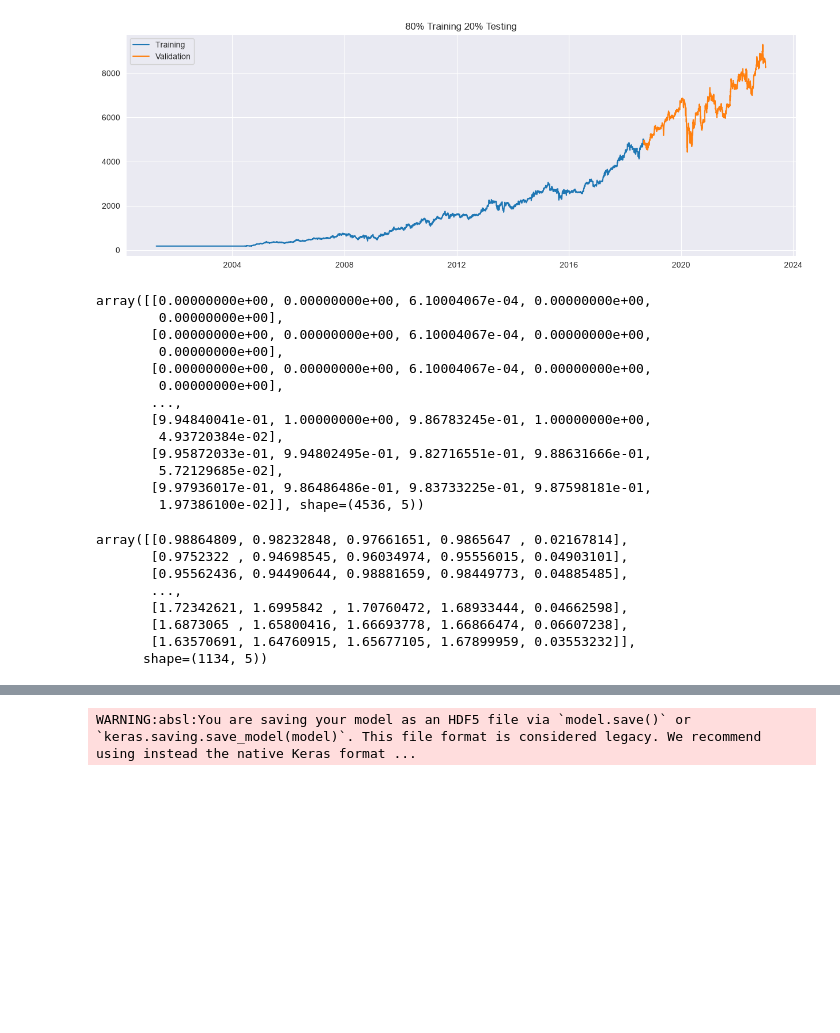
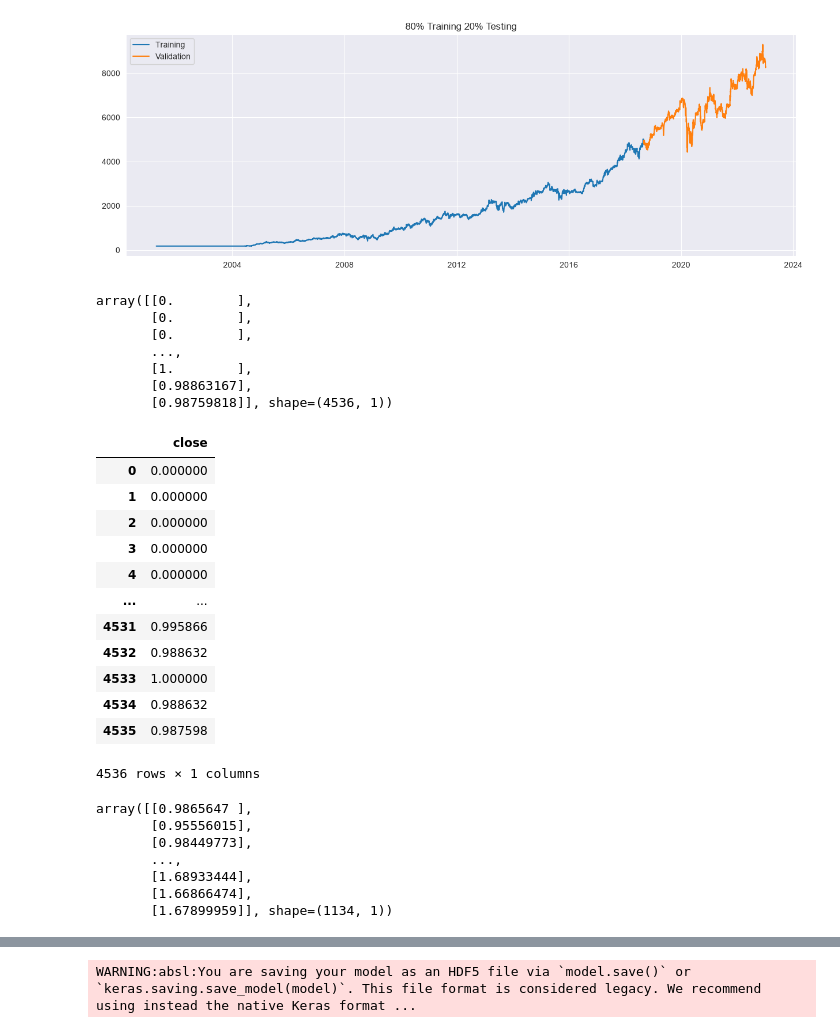
Before and after one commit to febryofibonacciamadeo/Prediksi_Saham_BBCA_menggunakan_LSTM, a Jupyter notebook: code.ipynb, the cells around one changed output, grey strips where cells are left out. Drawn from its saved outputs; the diff is of its cells as text; code cells hidden in the pictures; blank space fills up the shorter version.

```diff
--- a/code.ipynb
+++ b/code.ipynb
@@ -172,32 +145,42 @@ plt.show()
 # %%
 scaler = MinMaxScaler()
 
-train_scaled = scaler.fit_transform(train[features])
-test_scaled = scaler.transform(test[features])
+train_scaled = scaler.fit_transform(train[["close"]])
+test_scaled = scaler.transform(test[["close"]])
 # %%
 train_scaled
 # %% [output]
-array([[0.00000000e+00, 0.00000000e+00, 6.10004067e-04, 0.00000000e+00,
-        0.00000000e+00],
-       [0.00000000e+00, 0.00000000e+00, 6.10004067e-04, 0.00000000e+00,
-        0.00000000e+00],
-       [0.00000000e+00, 0.00000000e+00, 6.10004067e-04, 0.00000000e+00,
-        0.00000000e+00],
+array([[0.        ],
+       [0.        ],
+       [0.        ],
        ...,
-       [9.94840041e-01, 1.00000000e+00, 9.86783245e-01, 1.00000000e+00,
-        4.93720384e-02],
-       [9.95872033e-01, 9.94802495e-01, 9.82716551e-01, 9.88631666e-01,
-        5.72129685e-02],
-       [9.97936017e-01, 9.86486486e-01, 9.83733225e-01, 9.87598181e-01,
-        1.97386100e-02]], shape=(4536, 5))
+       [1.        ],
+       [0.98863167],
+       [0.98759818]], shape=(4536, 1))
+# %%
+train_scaled = pd.DataFrame(train_scaled, columns=scaler.get_feature_names_out())
+train_scaled
+# %% [output]
+|  | close |
+| 0 | 0.000000 |
+| 1 | 0.000000 |
+| 2 | 0.000000 |
+| 3 | 0.000000 |
+| 4 | 0.000000 |
+| ... | ... |
+| 4531 | 0.995866 |
+| 4532 | 0.988632 |
+| 4533 | 1.000000 |
+| 4534 | 0.988632 |
+| 4535 | 0.987598 |
+4536 rows × 1 columns
 # %%
 test_scaled
 # %% [output]
-array([[0.98864809, 0.98232848, 0.97661651, 0.9865647 , 0.02167814],
-       [0.9752322 , 0.94698545, 0.96034974, 0.95556015, 0.04903101],
-       [0.95562436, 0.94490644, 0.98881659, 0.98449773, 0.04885485],
+array([[0.9865647 ],
+       [0.95556015],
+       [0.98449773],
        ...,
-       [1.72342621, 1.6995842 , 1.70760472, 1.68933444, 0.04662598],
-       [1.6873065 , 1.65800416, 1.66693778, 1.66866474, 0.06607238],
-       [1.63570691, 1.64760915, 1.65677105, 1.67899959, 0.03553232]],
-      shape=(1134, 5))
+       [1.68933444],
+       [1.66866474],
+       [1.67899959]], shape=(1134, 1))
```
Also changed, not shown: parts of 16 cells of this notebook, 1 other file.
